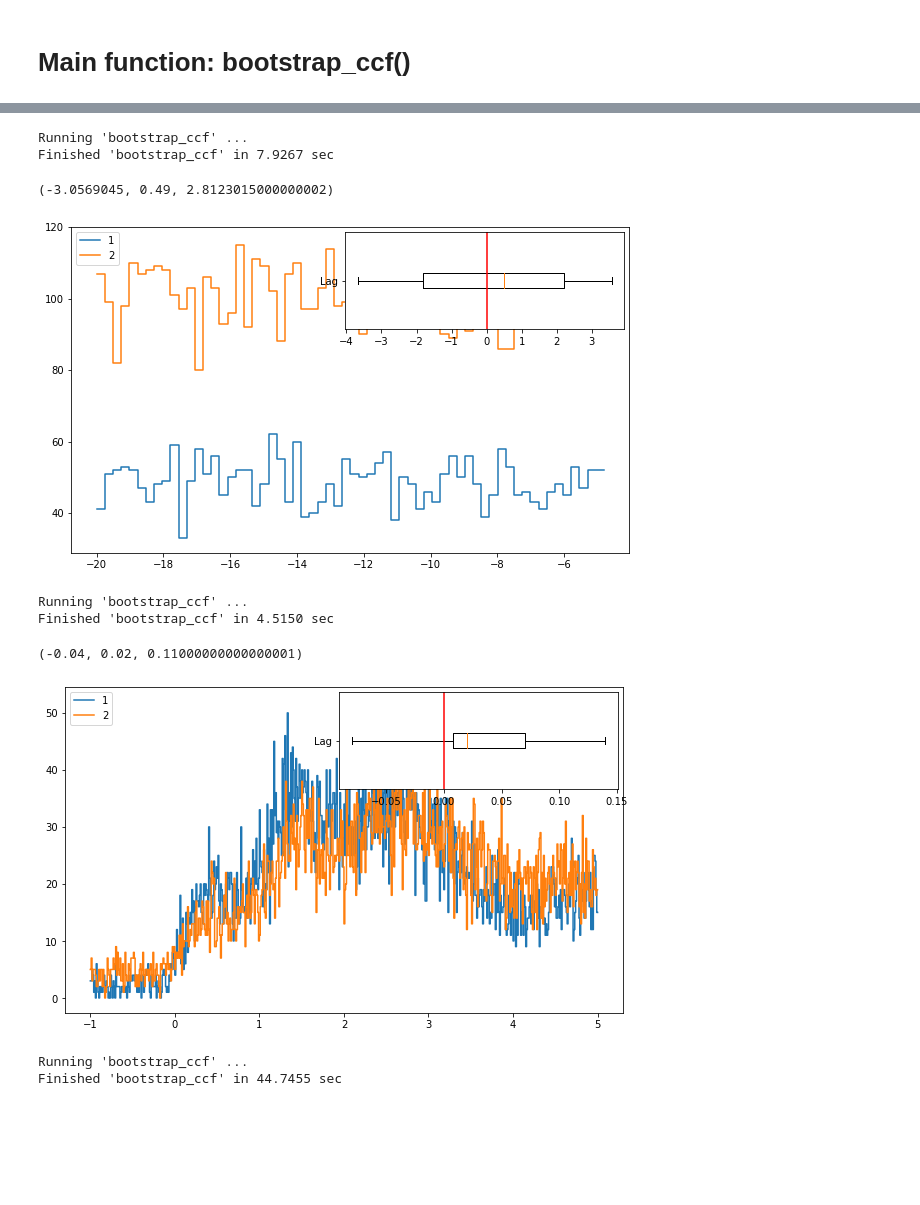
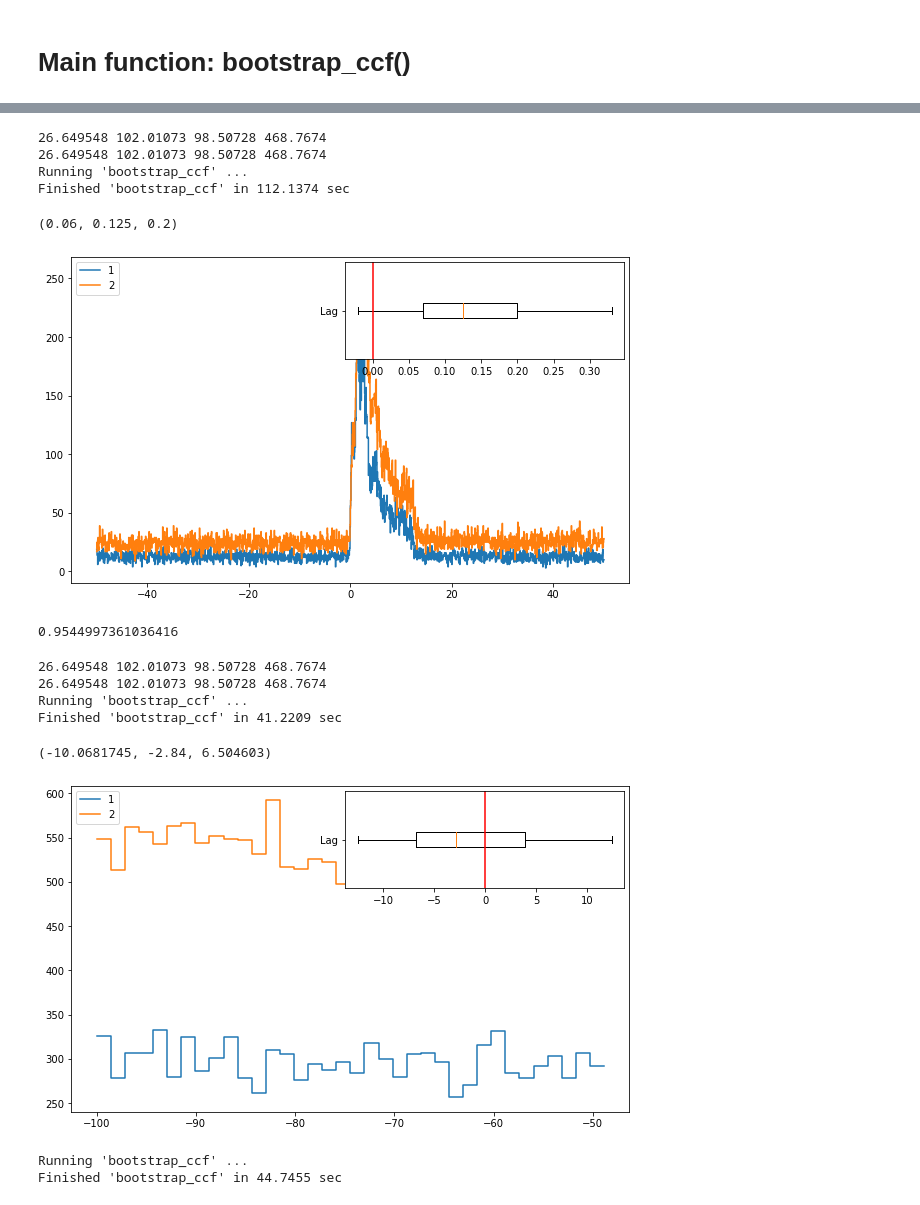
Before and after one commit to Lang-Shao/graduate_cource, a Jupyter notebook: Using_Python/Python_Codes/Statistics/ccf_using_bootstrap.ipynb, the cells around one changed output, grey strips where cells are left out. Saved outputs shown, nothing was run; the diff lists cells and outputs as text; code cells hidden in the pictures; blank space fills up the shorter version.

```diff
--- a/Using_Python/Python_Codes/Statistics/ccf_using_bootstrap.ipynb
+++ b/Using_Python/Python_Codes/Statistics/ccf_using_bootstrap.ipynb
@@ -12,8 +12,8 @@ viewt1 = -10
 viewt2 = 20
 
 
-#databasedir = '/home/lang/Work/myccf/data/'
-databasedir = '/db/Data/Fermi_GBM_burst/data/'
+databasedir = '/home/lang/Work/GBM/data/'
+#databasedir = '/db/Data/Fermi_GBM_burst/data/'
 year = '20'+bn[0:2]
 datadir = databasedir+'/'+year+'/bn'+bn
 ttefile = glob(datadir+'/'+'glg_tte_'+det+'_bn'+bn+'_v*.fit')
@@ -119,8 +119,8 @@ viewt1 = -10
 viewt2 = 20
 
 
-#databasedir = '/home/lang/Work/myccf/data/'
-databasedir = '/db/Data/Fermi_GBM_burst/data/'
+databasedir = '/home/lang/Work/GBM/data/'
+#databasedir = '/db/Data/Fermi_GBM_burst/data/'
 year = '20'+bn[0:2]
 datadir = databasedir+'/'+year+'/bn'+bn
 ttefile = glob(datadir+'/'+'glg_tte_'+det+'_bn'+bn+'_v*.fit')
@@ -205,8 +205,8 @@ def timer(func):
 
 def get_tte_from_energyrange(energy1=10, energy2=100,
                              bn='150314205', det = 'n9',
-                             databasedir='/db/Data/Fermi_GBM_burst/data/'):
-                             #databasedir = '/home/lang/Work/myccf/data/'):
+                             #databasedir='/db/Data/Fermi_GBM_burst/data/'):
+                             databasedir = '/home/lang/Work/GBM/data/'):
     assert energy2 >= energy1
     year = '20'+bn[0:2]
     datadir = databasedir+'/'+year+'/bn'+bn
@@ -220,6 +220,7 @@ def get_tte_from_energyrange(energy1=10, energy2=100,
     ebound = hdu['EBOUNDS'].data
     emin = ebound.field(1)
     emax = ebound.field(2)
+    print(emin[20],emax[50],emin[50],emax[100])
     CH1 = np.max([(emin<energy1).sum()-1,0])
     CH2 = (emax<energy2).sum()
     return t[(ch >= CH1) & (ch <= CH2)]
@@ -291,17 +294,25 @@ Finished 'bootstrap_ccf' in 14.5522 sec
 # %%
-bootstrap_ccf(get_tte_from_energyrange(70,200),get_tte_from_energyrange(20,70), viewt1 = -20, viewt2 = -5, show=True)
+bootstrap_ccf(get_tte_from_energyrange(100,468),get_tte_from_energyrange(26,100), viewt1 = -50, viewt2 = 50, show=True)
 # %% [output]
+26.649548 102.01073 98.50728 468.7674
+26.649548 102.01073 98.50728 468.7674
 Running 'bootstrap_ccf' ...
-Finished 'bootstrap_ccf' in 7.9267 sec
+Finished 'bootstrap_ccf' in 112.1374 sec
-(-3.0569045, 0.49, 2.8123015000000002)
+(0.06, 0.125, 0.2)
-[figure, old version]
+[figure, new version]
+# %%
+stats.norm(0,1).cdf(2)-stats.norm(0,1).cdf(-2)
+# %% [output]
+0.9544997361036416
 # %%
-bootstrap_ccf(get_tte_from_energyrange(70,200),get_tte_from_energyrange(20,70), viewt1 = -1, viewt2 = 5, show=True)
+bootstrap_ccf(get_tte_from_energyrange(100,468),get_tte_from_energyrange(26,100), viewt1 = -100, viewt2 = -50, show=True)
 # %% [output]
+26.649548 102.01073 98.50728 468.7674
+26.649548 102.01073 98.50728 468.7674
 Running 'bootstrap_ccf' ...
-Finished 'bootstrap_ccf' in 4.5150 sec
+Finished 'bootstrap_ccf' in 41.2209 sec
-(-0.04, 0.02, 0.11000000000000001)
+(-10.0681745, -2.84, 6.504603)
-[figure, old version]
+[figure, new version]
 # %%
 bootstrap_ccf(get_tte_from_energyrange(70,200),get_tte_from_energyrange(20,70), viewt1 = -30, viewt2 = 50, show=True)
 # %% [output]
```
Also changed, not shown: parts of 5 cells of this notebook.
